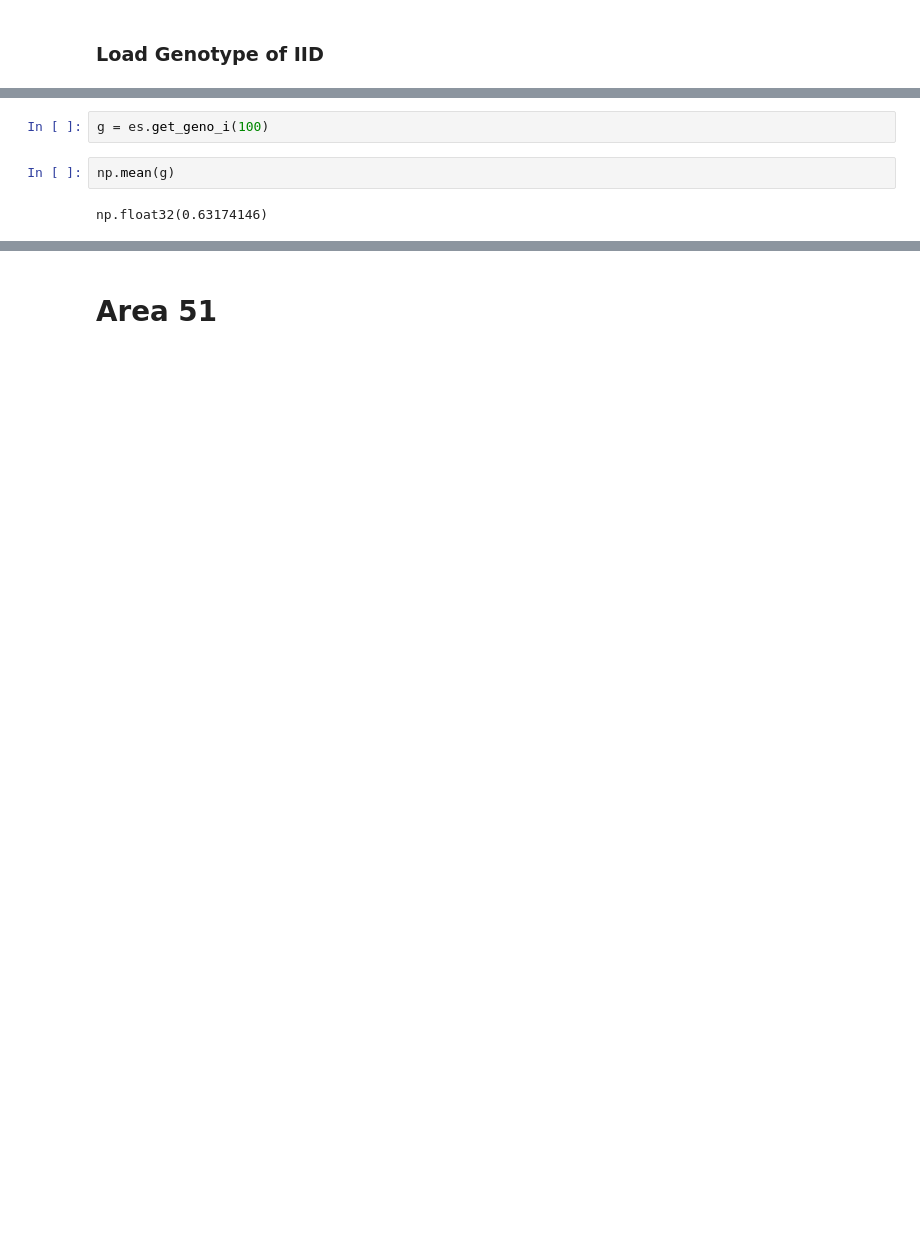
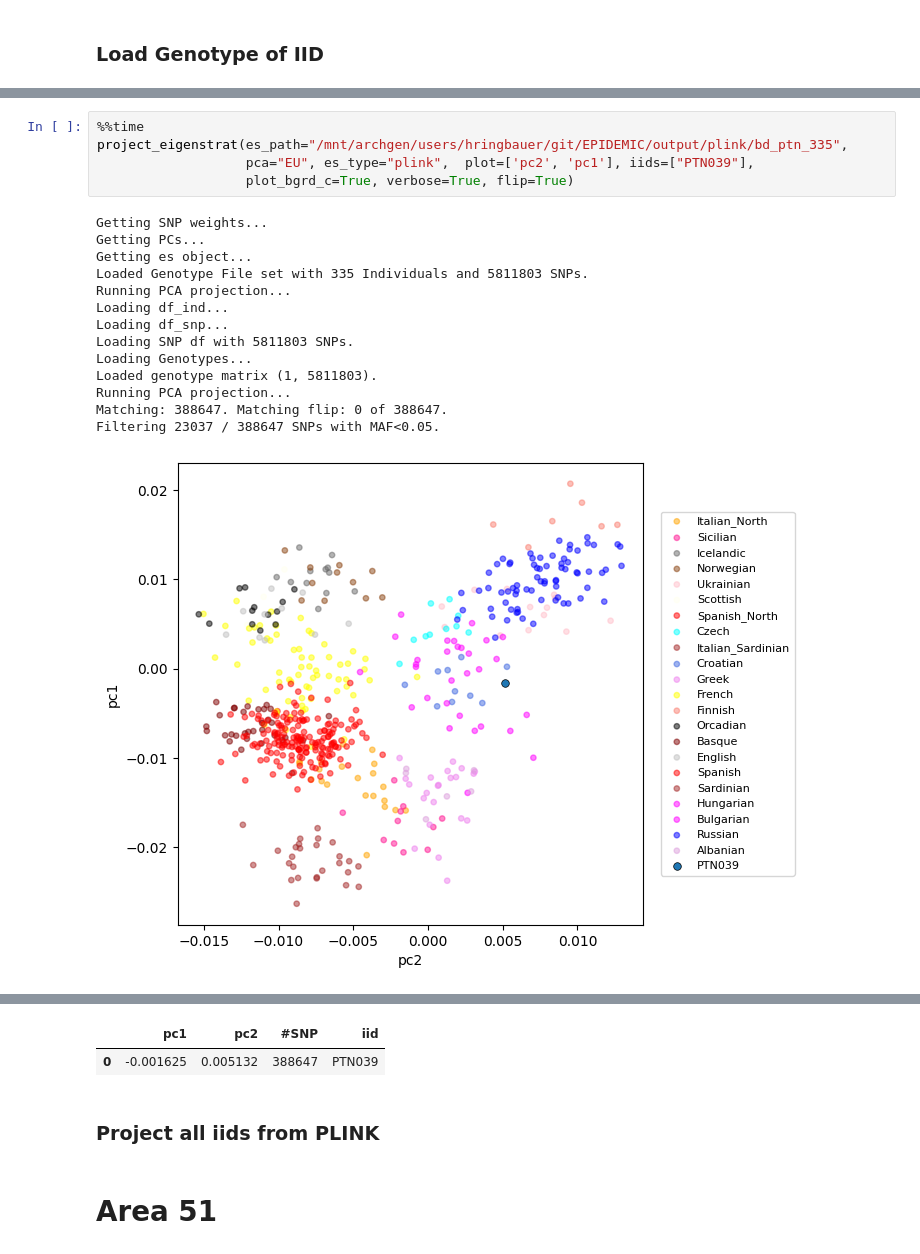
Before and after one commit to hringbauer/projectPCA, a Jupyter notebook: notebooks/dev_load_data.ipynb, the cells around one changed output, grey strips where cells are left out. Cells and saved outputs as stored; diff of their text form; blank space fills up the shorter version.

Commit message:
Test PLINK Projections

```diff
--- a/notebooks/dev_load_data.ipynb
+++ b/notebooks/dev_load_data.ipynb
@@ -204,6 +116,20 @@ np.float32(0.6342552)
-# %%
-g = es.get_geno_i(100)
-# %%
-np.mean(g)
-# %% [output]
-np.float32(0.63174146)
+# %%
+%%time
+project_eigenstrat(es_path="/mnt/archgen/users/hringbauer/git/EPIDEMIC/output/plink/bd_ptn_335",
+                   pca="EU", es_type="plink",  plot=['pc2', 'pc1'], iids=["PTN039"],
+                   plot_bgrd_c=True, verbose=True, flip=True)
+# %% [output]
+Getting SNP weights...
+Getting PCs...
+Getting es object...
+Loaded Genotype File set with 335 Individuals and 5811803 SNPs.
+Running PCA projection...
+Loading df_ind...
+Loading df_snp...
+Loading SNP df with 5811803 SNPs.
+Loading Genotypes...
+Loaded genotype matrix (1, 5811803).
+Running PCA projection...
+Matching: 388647. Matching flip: 0 of 388647.
+Filtering 23037 / 388647 SNPs with MAF<0.05.
+[figure, added]
@@ -210,2 +138,6 @@ np.float32(0.63174146)
+|  | pc1 | pc2 | #SNP | iid |
+| 0 | -0.001625 | 0.005132 | 388647 | PTN039 |
+# %% [markdown]
+### Project all iids from PLINK
 # %% [markdown]
 # Area 51
```
Also changed, not shown: parts of 26 cells of this notebook, 3 other files.
